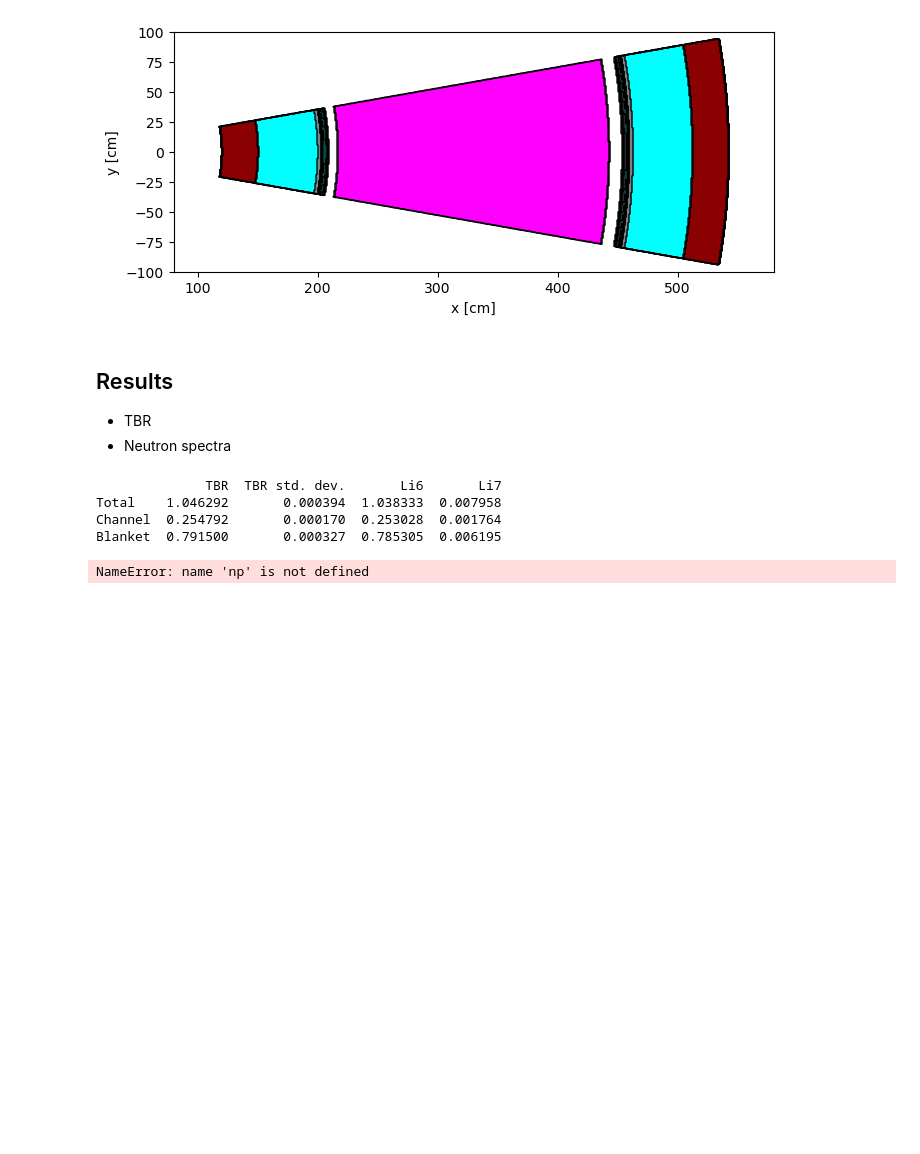
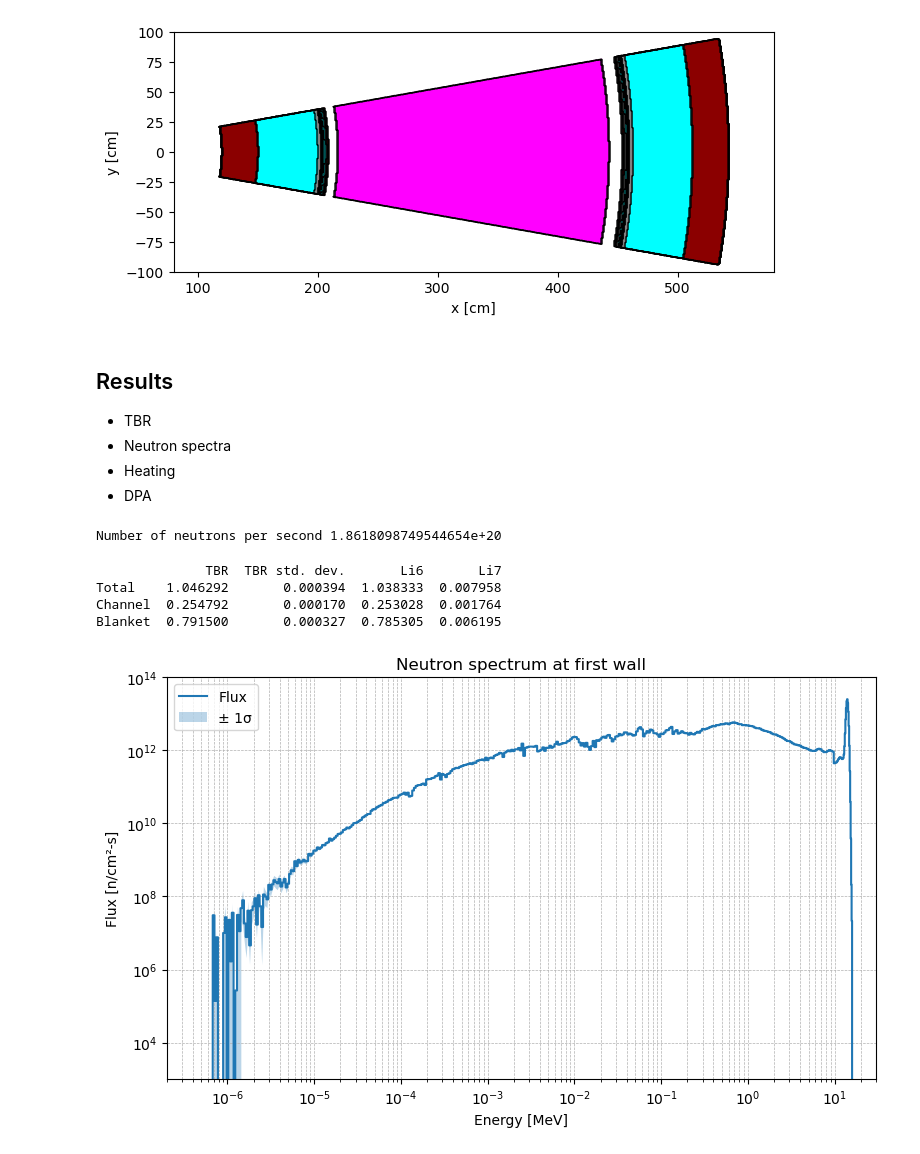
Before and after one commit to davidepettinari/structural-materials-analysis, a Jupyter notebook: analysis/postprocessing.ipynb, the cells around one changed output. Saved outputs shown, nothing was run; the diff lists cells and outputs as text; code cells hidden in the pictures; blank space fills up the shorter version.

Commit message:
volume evaluation ad post processing

```diff
--- a/analysis/postprocessing.ipynb
+++ b/analysis/postprocessing.ipynb
@@ -31,6 +31,21 @@ plt.show()
 ## Results
 - TBR
 - Neutron spectra
+- Heating
+- DPA
+# %%
+fusion_power = 525e6  # units Watts
+energy_per_fusion_reaction = 17.6e6  # units eV
+eV_to_Joules = 1.60218e-19  # multiplication factor to convert eV to Joules
+number_of_neutrons_per_second = fusion_power / (energy_per_fusion_reaction * eV_to_Joules)
+print('Number of neutrons per second', number_of_neutrons_per_second, '\n')
+
+fw_volume = 2234489.71 # units cm^3
+fw_surface = 4468977.87 # units cm^2
+vessel_inner_volume = 3376578.27 # units cm^3
+vessel_inner_surface =  4502100.88 # units cm^2
+# %% [output]
+Number of neutrons per second 1.8618098749544654e+20
 # %%
 sp = openmc.StatePoint("old/statepoint.100.h5")
 # %%
@@ -46,36 +61,8 @@ Total    1.046292       0.000394  1.038333  0.007958
 Channel  0.254792       0.000170  0.253028  0.001764
 Blanket  0.791500       0.000327  0.785305  0.006195
 # %%
-# === Estrai la tally dello spettro neutronico ===
 tally = sp.get_tally(name="neutron_spectra_fw")
-df = tally.get_pandas_dataframe()
 
-# === Recupera i bordi dei bin energetici ===
-energy_filter = [f for f in tally.filters if isinstance(f, openmc.EnergyFilter)][0]
-energy_bins = energy_filter.bins  # è una lista di tuple: [(E_low, E_high), ...]
-
-# === Calcola centro dei bin e larghezza ===
-e_low = np.array([e[0] for e in energy_bins])
-e_high = np.array([e[1] for e in energy_bins])
-e_mid = (e_low + e_high) / 2
-e_width = (e_high - e_low)
-
-# === Ricava i dati di flusso ===
-flux = df['mean'].values
-flux_err = df['std. dev.'].values
-
-# === Plotta lo spettro ===
-plt.figure(figsize=(8, 5))
-plt.step(e_mid, flux, where='mid', label='Flux')
-plt.fill_between(e_mid, flux - flux_err, flux + flux_err, alpha=0.3, label='± 1σ')
-plt.xscale('log')
-plt.yscale('log')
-plt.xlabel("Energy [eV]")
-plt.ylabel("Neutron flux [a.u.]")
-plt.title("Neutron spectrum at first wall")
-plt.legend()
-plt.grid(True, which='both', linestyle='--', linewidth=0.5)
-plt.tight_layout()
-plt.show()
+helpers.plot_neutron_spectrum(tally, fw_volume, number_of_neutrons_per_second)
 # %% [output]
-NameError: name 'np' is not defined
+[figure, added]
```
Also changed, not shown: parts of 3 cells of this notebook, 10 other files.
